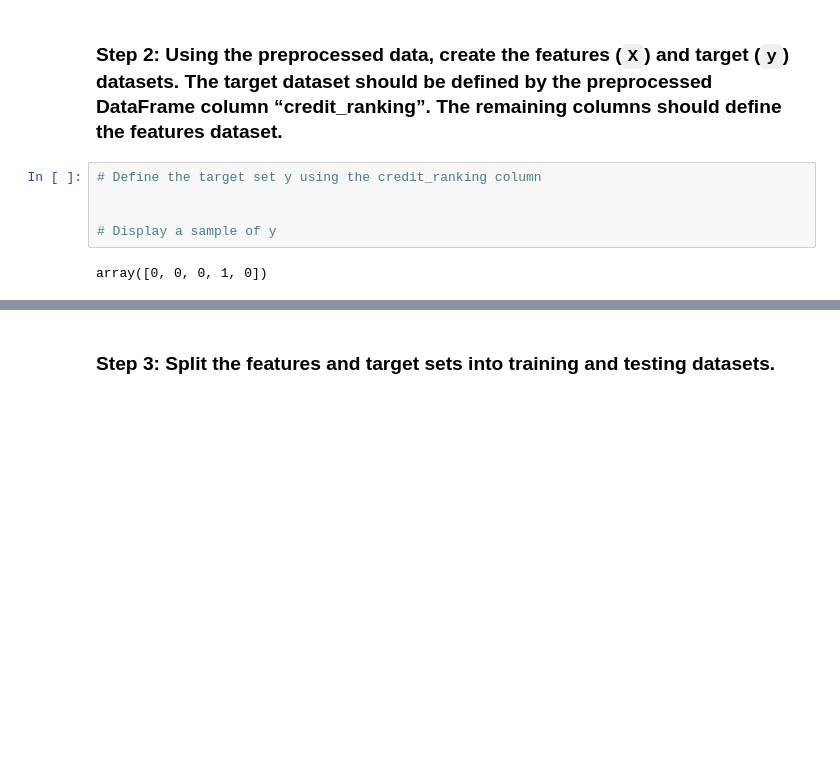
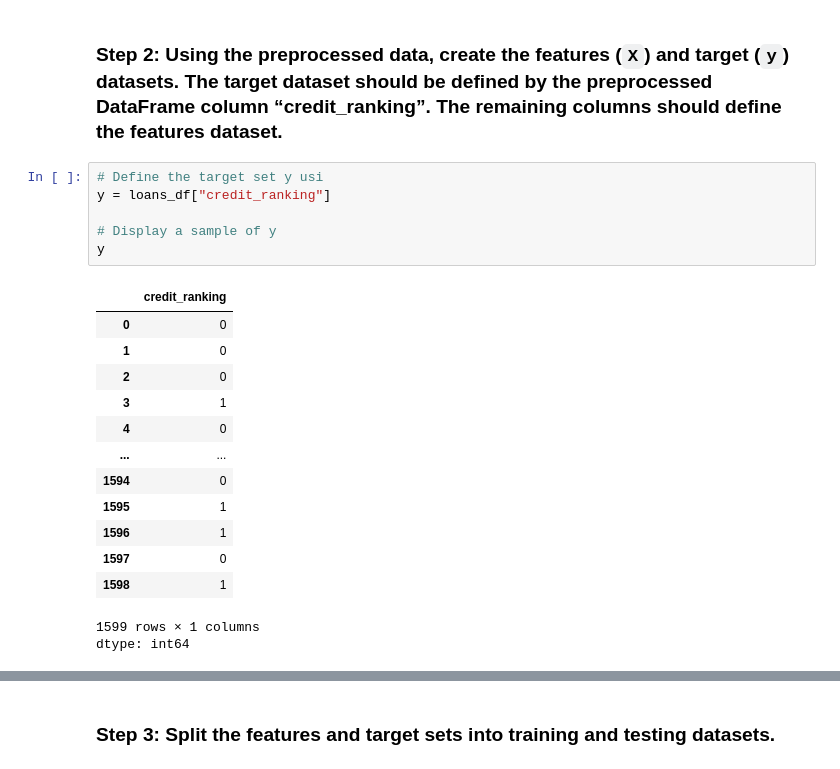
Before and after one commit to ddejean0117/neural-network-challenge-1, a Jupyter notebook: student_loans_with_deep_learning.ipynb, the cells around one changed output, grey strips where cells are left out. Drawn from its saved outputs; the diff is of its cells as text; blank space fills up the shorter version.

```diff
--- a/student_loans_with_deep_learning.ipynb
+++ b/student_loans_with_deep_learning.ipynb
@@ -57,11 +79,25 @@ Name: credit_ranking, dtype: int64
 # %% [markdown]
 ### Step 2: Using the preprocessed data, create the features (`X`) and target (`y`) datasets. The target dataset should be defined by the preprocessed DataFrame column “credit_ranking”. The remaining columns should define the features dataset.
 # %%
-# Define the target set y using the credit_ranking column
-
+# Define the target set y usi
+y = loans_df["credit_ranking"]
 
 # Display a sample of y
+y
 # %% [output]
+|  | credit_ranking |
+| 0 | 0 |
+| 1 | 0 |
+| 2 | 0 |
+| 3 | 1 |
+| 4 | 0 |
+| ... | ... |
+| 1594 | 0 |
+| 1595 | 1 |
+| 1596 | 1 |
+| 1597 | 0 |
+| 1598 | 1 |
-array([0, 0, 0, 1, 0])
+1599 rows × 1 columns
+dtype: int64
 # %%
 # Define features set X by selecting all columns but credit_ranking
```
Also changed, not shown: parts of 6 cells of this notebook, 1 other file.
